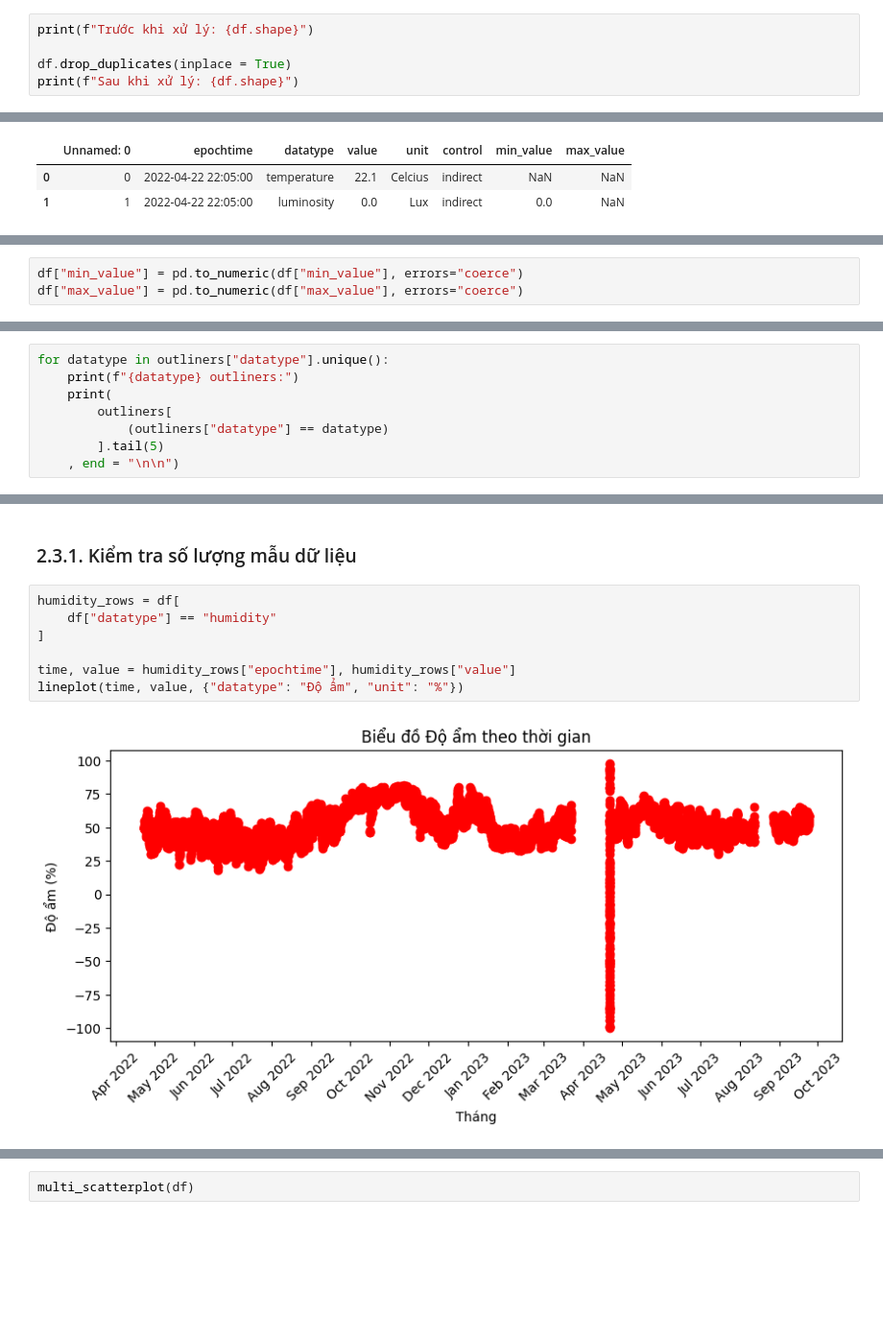
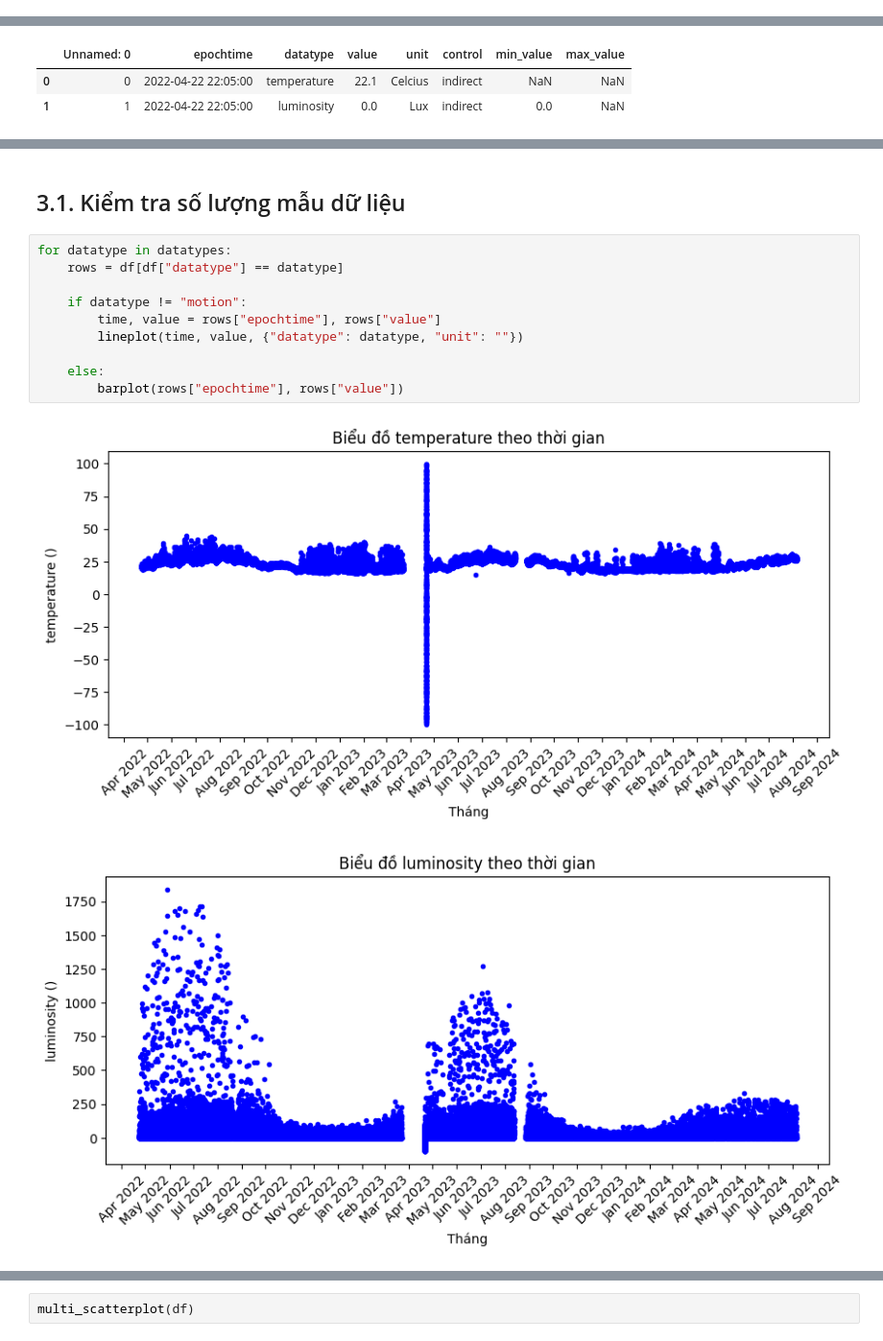
Before and after one commit to nguyenddat/Cluster_multidimension_data, a Jupyter notebook: process_data.ipynb, the cells around one changed output, grey strips where cells are left out. Shown at 96% size. Cells and saved outputs as stored; diff of their text form; blank space fills up the shorter version.

```diff
--- a/process_data.ipynb
+++ b/process_data.ipynb
@@ -23,8 +22,3 @@ df.head(3)
 df.duplicated().sum()
 # %% [output]
 np.int64(0)
-# %%
-print(f"Trước khi xử lý: {df.shape}")
-
-df.drop_duplicates(inplace = True)
-print(f"Sau khi xử lý: {df.shape}")
@@ -114,3 +106,0 @@ Giá trị bất thường là giá trị `value` mà không nằm trong khoản
-# %%
-df["min_value"] = pd.to_numeric(df["min_value"], errors="coerce")
-df["max_value"] = pd.to_numeric(df["max_value"], errors="coerce")
@@ -133,8 +106,0 @@ outliners = df[
-# %%
-for datatype in outliners["datatype"].unique():
-    print(f"{datatype} outliners:")
-    print(
-        outliners[
-            (outliners["datatype"] == datatype)
-        ].tail(5)
-    , end = "\n\n")
@@ -161,11 +109,15 @@ acoustic outliners:
 # %% [markdown]
-### 2.3.1. Kiểm tra số lượng mẫu dữ liệu
+## 3.1. Kiểm tra số lượng mẫu dữ liệu
 # %%
-humidity_rows = df[
-    df["datatype"] == "humidity"
-]
+for datatype in datatypes:
+    rows = df[df["datatype"] == datatype]
 
-time, value = humidity_rows["epochtime"], humidity_rows["value"]
-lineplot(time, value, {"datatype": "Độ ẩm", "unit": "%"})
+    if datatype != "motion":
+        time, value = rows["epochtime"], rows["value"]
+        lineplot(time, value, {"datatype": datatype, "unit": ""})
+
+    else:
+        barplot(rows["epochtime"], rows["value"])
 # %% [output]
-[figure, old version]
+[figure, new version]
+[figure, added]
```
Also changed, not shown: parts of 48 cells of this notebook, 4 other files.
